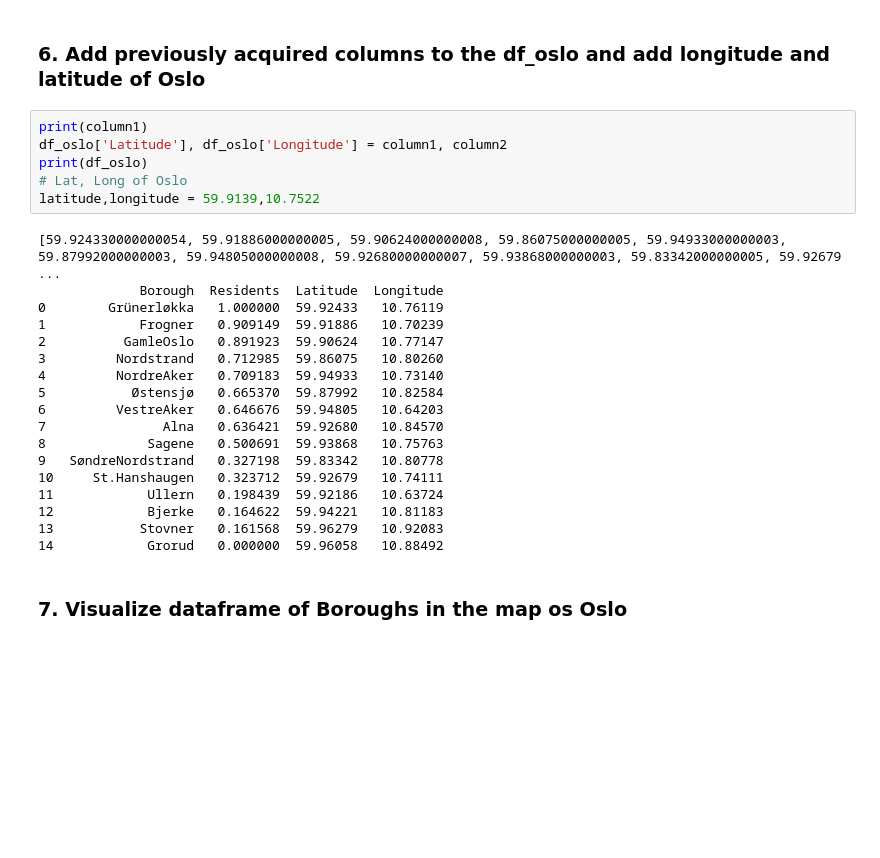
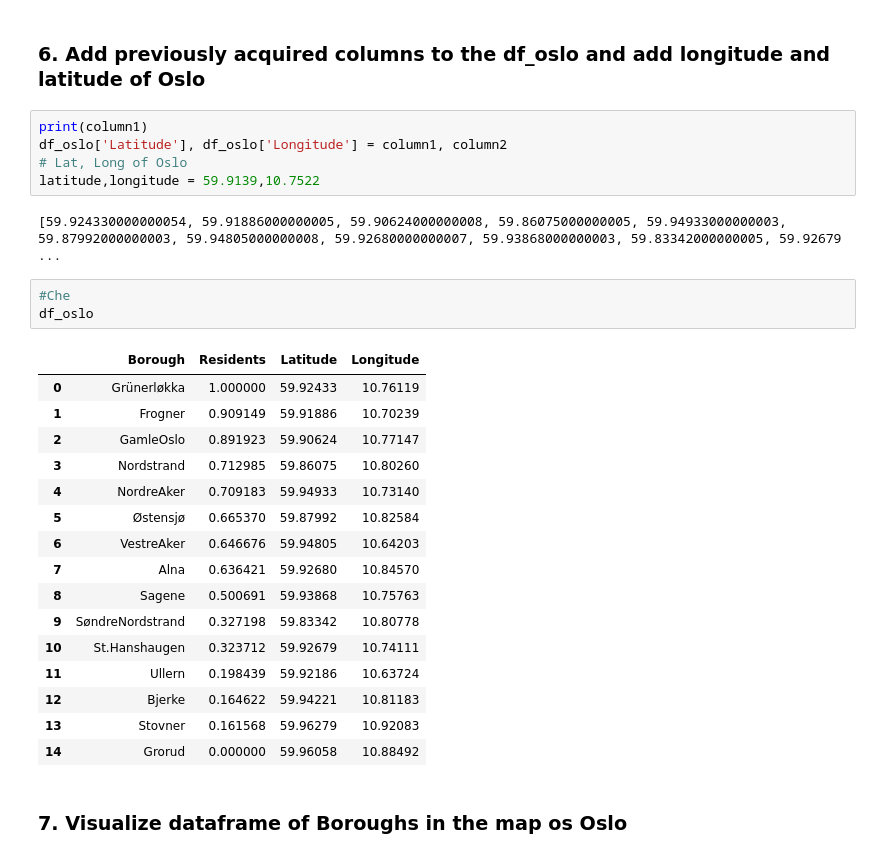
Before and after one commit to mariaangelesjs/Coursera_Capstone, a Jupyter notebook: Capstone W2.ipynb, the cells around one changed output. Cells and saved outputs as stored; diff of their text form; blank space fills up the shorter version.

```diff
--- a/Capstone W2.ipynb
+++ b/Capstone W2.ipynb
@@ -152,27 +168,30 @@ column2 = [item[1] for item in coords]
 # %%
 print(column1)
 df_oslo['Latitude'], df_oslo['Longitude'] = column1, column2
-print(df_oslo)
 # Lat, Long of Oslo
 latitude,longitude = 59.9139,10.7522
 # %% [output]
 [59.924330000000054, 59.91886000000005, 59.90624000000008, 59.86075000000005, 59.94933000000003, 59.87992000000003, 59.94805000000008, 59.92680000000007, 59.93868000000003, 59.83342000000005, 59.92679 ...
-             Borough  Residents  Latitude  Longitude
-0        Grünerløkka   1.000000  59.92433   10.76119
-1            Frogner   0.909149  59.91886   10.70239
-2          GamleOslo   0.891923  59.90624   10.77147
-3         Nordstrand   0.712985  59.86075   10.80260
-4         NordreAker   0.709183  59.94933   10.73140
-5           Østensjø   0.665370  59.87992   10.82584
-6         VestreAker   0.646676  59.94805   10.64203
-7               Alna   0.636421  59.92680   10.84570
-8             Sagene   0.500691  59.93868   10.75763
-9   SøndreNordstrand   0.327198  59.83342   10.80778
-10     St.Hanshaugen   0.323712  59.92679   10.74111
-11            Ullern   0.198439  59.92186   10.63724
-12            Bjerke   0.164622  59.94221   10.81183
-13           Stovner   0.161568  59.96279   10.92083
-14            Grorud   0.000000  59.96058   10.88492
+# %%
+#Che
+df_oslo
+# %% [output]
+|  | Borough | Residents | Latitude | Longitude |
+| 0 | Grünerløkka | 1.000000 | 59.92433 | 10.76119 |
+| 1 | Frogner | 0.909149 | 59.91886 | 10.70239 |
+| 2 | GamleOslo | 0.891923 | 59.90624 | 10.77147 |
+| 3 | Nordstrand | 0.712985 | 59.86075 | 10.80260 |
+| 4 | NordreAker | 0.709183 | 59.94933 | 10.73140 |
+| 5 | Østensjø | 0.665370 | 59.87992 | 10.82584 |
+| 6 | VestreAker | 0.646676 | 59.94805 | 10.64203 |
+| 7 | Alna | 0.636421 | 59.92680 | 10.84570 |
+| 8 | Sagene | 0.500691 | 59.93868 | 10.75763 |
+| 9 | SøndreNordstrand | 0.327198 | 59.83342 | 10.80778 |
+| 10 | St.Hanshaugen | 0.323712 | 59.92679 | 10.74111 |
+| 11 | Ullern | 0.198439 | 59.92186 | 10.63724 |
+| 12 | Bjerke | 0.164622 | 59.94221 | 10.81183 |
+| 13 | Stovner | 0.161568 | 59.96279 | 10.92083 |
+| 14 | Grorud | 0.000000 | 59.96058 | 10.88492 |
 # %% [markdown]
 ### 7. Visualize dataframe of Boroughs in the map os Oslo
 # %%
```
Also changed, not shown: parts of 8 cells of this notebook.
